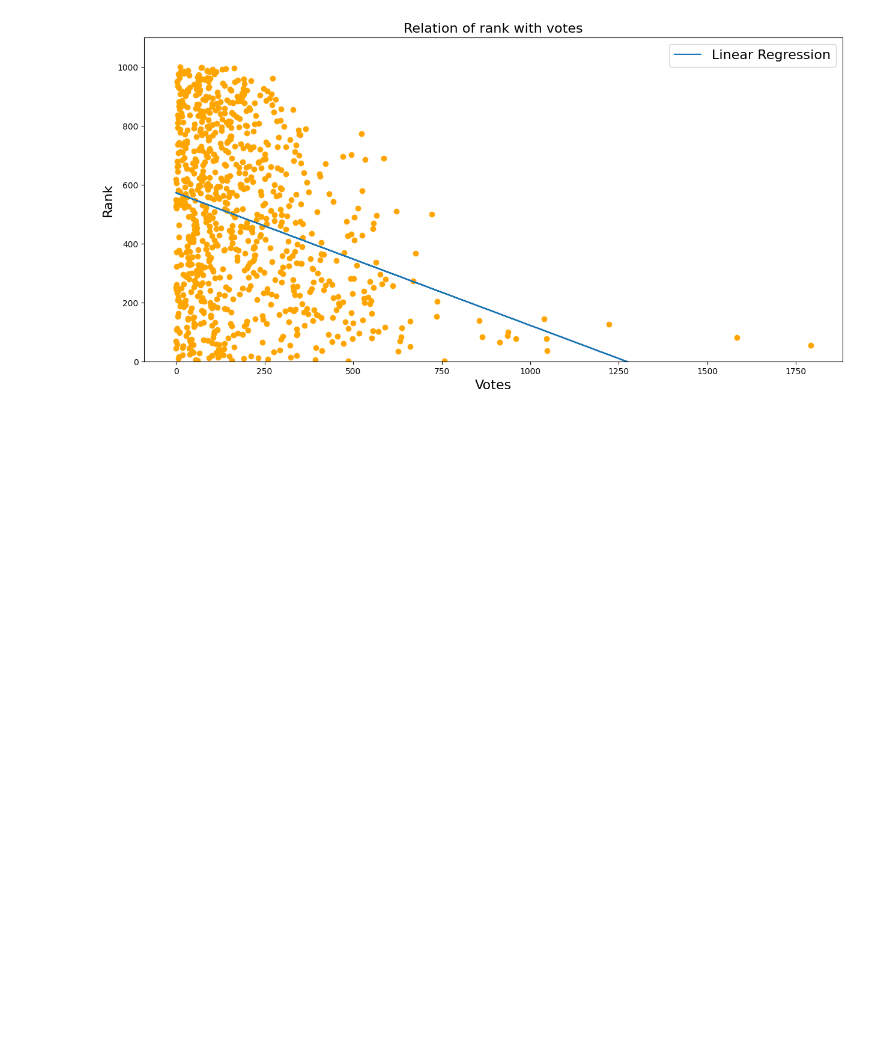
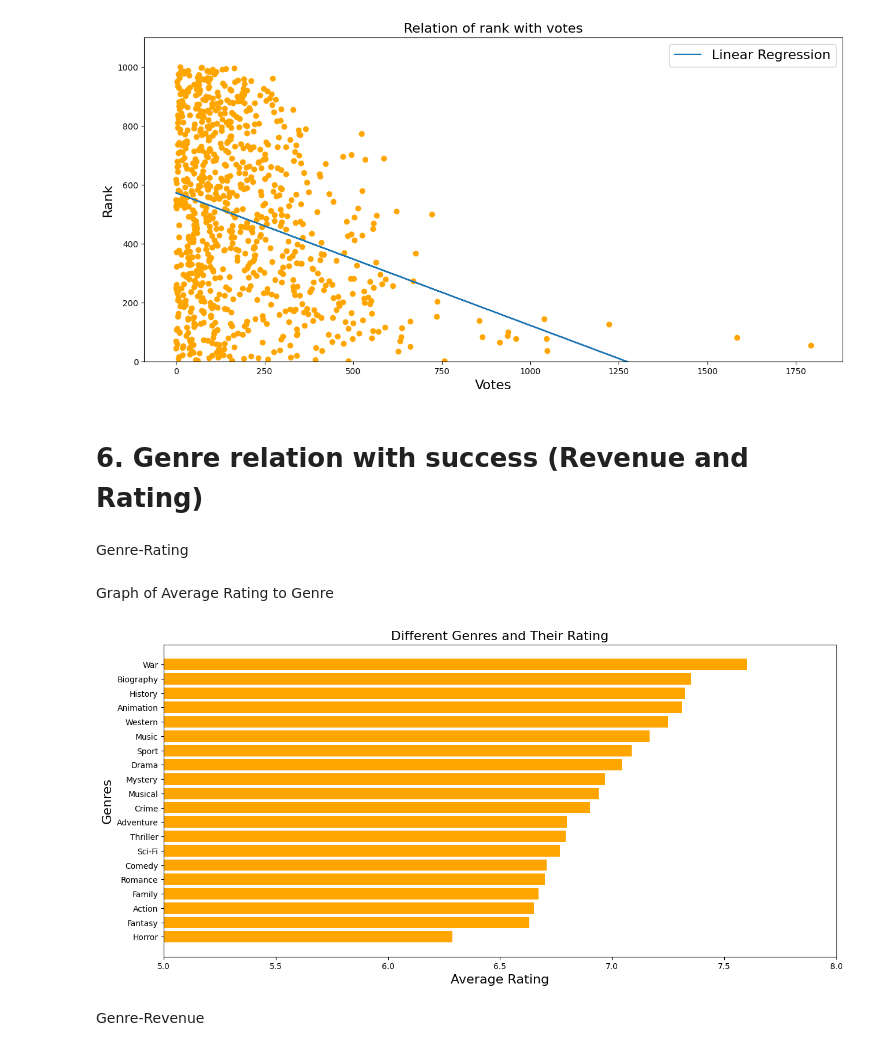
Before and after one commit to LinusTC/IMDBMovies, a Jupyter notebook: CW3.ipynb, the cells around one changed output. Drawn from its saved outputs; the diff is of its cells as text; code cells hidden in the pictures; blank space fills up the shorter version.

```diff
--- a/CW3.ipynb
+++ b/CW3.ipynb
@@ -336,3 +336,39 @@ ax1.set_ylim(0,1100)
 plt.show()
 # %% [output]
 [figure]
+# %% [markdown]
+# 6. Genre relation with success (Revenue and Rating)
+# %%
+genre_data = data[["Rating","Genre", "Revenue (Millions)"]]
+
+genre_data = (genre_data.set_index(['Rating','Revenue (Millions)']) .apply(lambda col: col.str.split(',')).explode(['Genre']).reset_index().reindex(genre_data.columns, axis=1))
+# %% [markdown]
+Genre-Rating
+# %%
+Genre_Rating = (genre_data.groupby('Genre' )['Rating'].agg(count='count', sum='sum').reset_index())
+
+Genre_Rating['Average Rating'] = Genre_Rating['sum'] / Genre_Rating['count']
+
+Sorted_By_Ratings = Genre_Rating.sort_values("Average Rating")
+
+Average_Rating = py.array(Sorted_By_Ratings["Average Rating"])
+
+Genres = py.array(Sorted_By_Ratings["Genre"])
+# %% [markdown]
+Graph of Average Rating to Genre
+# %%
+fig, ax1 = plt.subplots(figsize=(15, 7))
+
+plt.xlabel('Average Rating', fontsize = 16)
+plt.ylabel('Genres', fontsize = 16)
+
+plt.barh(Genres, Average_Rating, color='orange')
+plt.xlim(5, 8)
+
+plt.title('Different Genres and Their Rating', fontsize = 16)
+
+plt.show()
+# %% [output]
+[figure, added]
+# %% [markdown]
+Genre-Revenue
```
Also changed, not shown: parts of 3 cells of this notebook.
